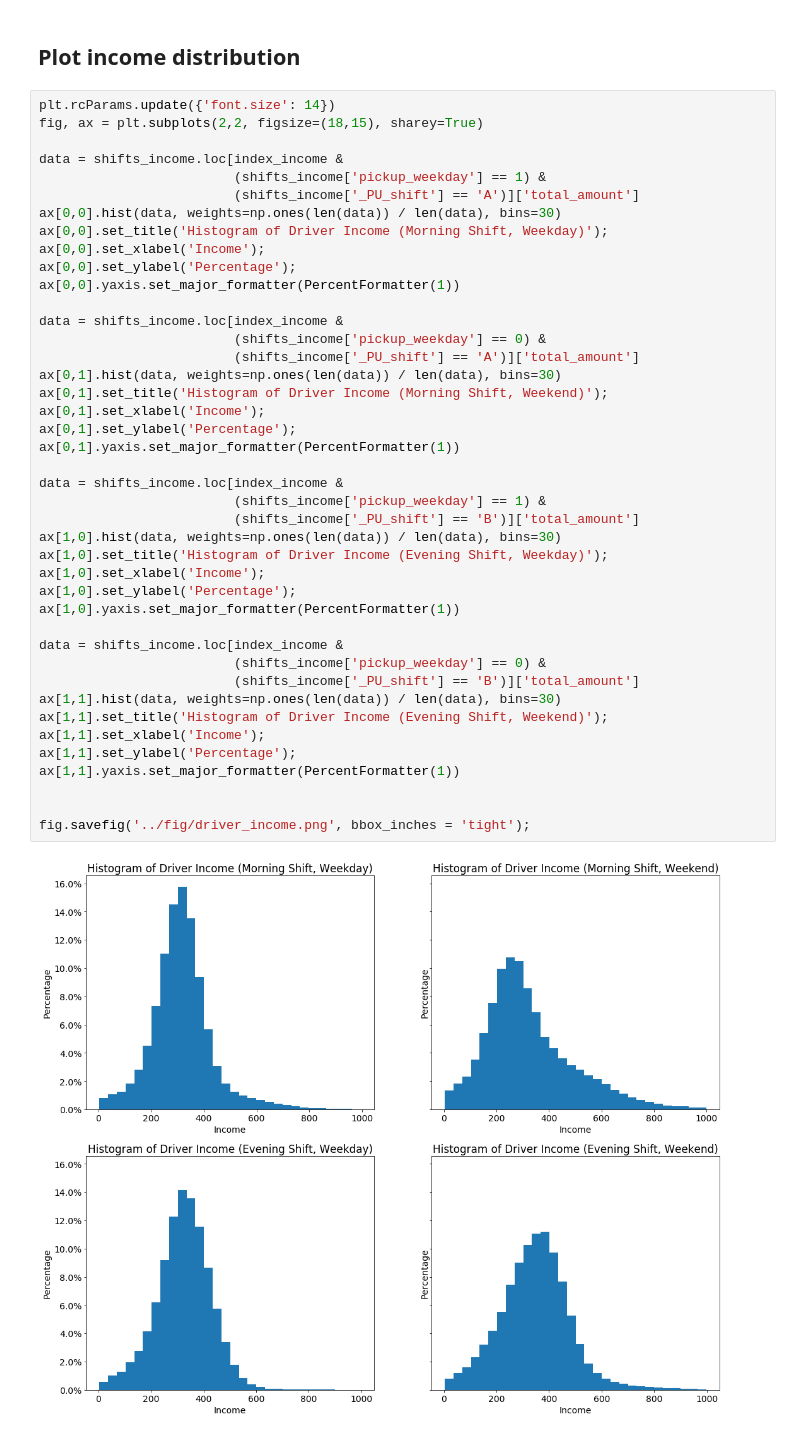
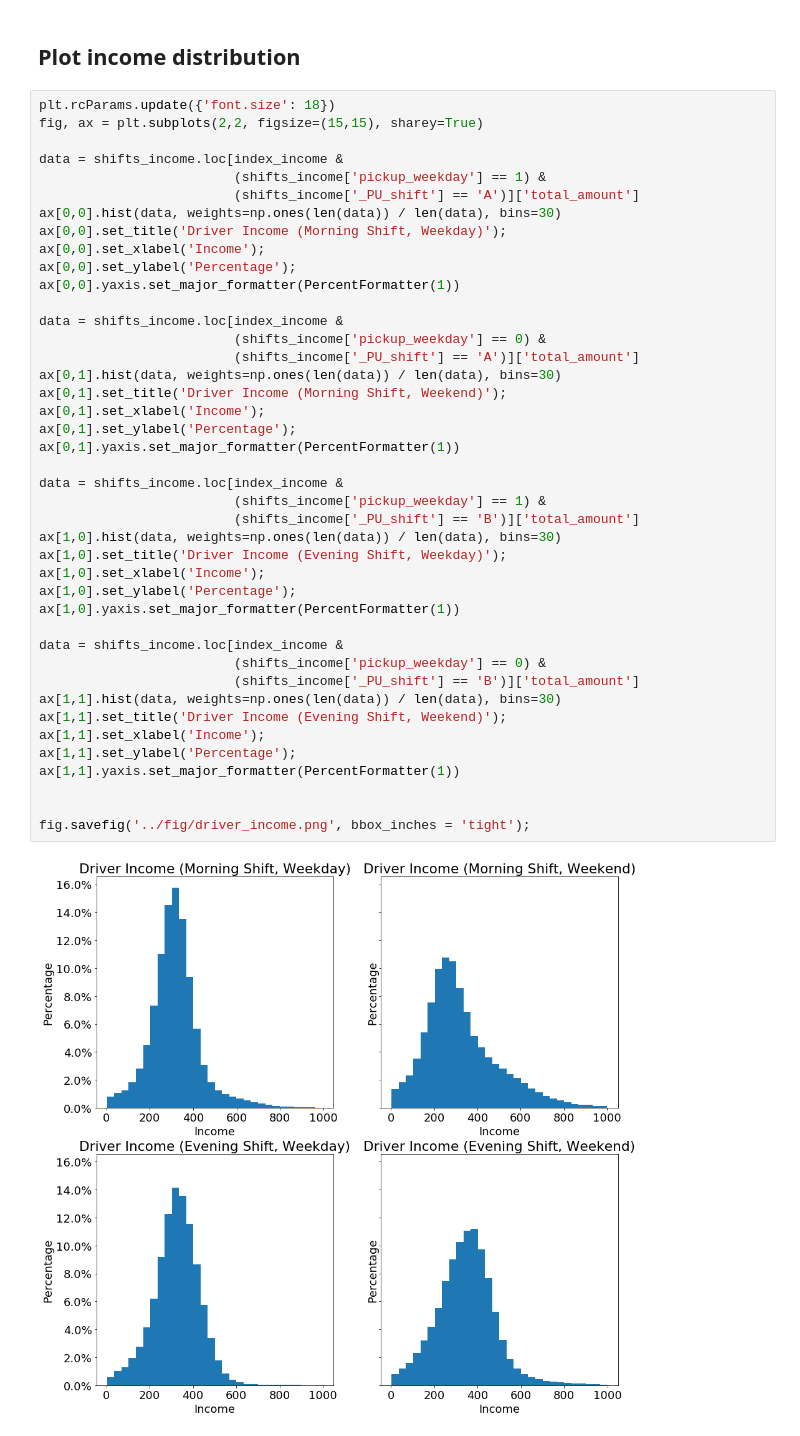
Before and after one commit to skyetim/didi-vehicle-repositioning-strategy, a Jupyter notebook: notebooks/EDA_income.ipynb, the cells around one changed output. Drawn from its saved outputs; the diff is of its cells as text.

Commit message:
change plot font size

```diff
--- a/notebooks/EDA_income.ipynb
+++ b/notebooks/EDA_income.ipynb
@@ -132,46 +142,46 @@ index_income = (shifts_income['total_amount']<=1000)
 # %% [markdown]
 ## Plot income distribution
 # %%
-plt.rcParams.update({'font.size': 14})
-fig, ax = plt.subplots(2,2, figsize=(18,15), sharey=True)
+plt.rcParams.update({'font.size': 18})
+fig, ax = plt.subplots(2,2, figsize=(15,15), sharey=True)
 
 data = shifts_income.loc[index_income &
                          (shifts_income['pickup_weekday'] == 1) &
                          (shifts_income['_PU_shift'] == 'A')]['total_amount']
 ax[0,0].hist(data, weights=np.ones(len(data)) / len(data), bins=30)
-ax[0,0].set_title('Histogram of Driver Income (Morning Shift, Weekday)');
+ax[0,0].set_title('Driver Income (Morning Shift, Weekday)');
 ax[0,0].set_xlabel('Income');
 ax[0,0].set_ylabel('Percentage');
 ax[0,0].yaxis.set_major_formatter(PercentFormatter(1))
 
 data = shifts_income.loc[index_income &
                          (shifts_income['pickup_weekday'] == 0) &
                          (shifts_income['_PU_shift'] == 'A')]['total_amount']
 ax[0,1].hist(data, weights=np.ones(len(data)) / len(data), bins=30)
-ax[0,1].set_title('Histogram of Driver Income (Morning Shift, Weekend)');
+ax[0,1].set_title('Driver Income (Morning Shift, Weekend)');
 ax[0,1].set_xlabel('Income');
 ax[0,1].set_ylabel('Percentage');
 ax[0,1].yaxis.set_major_formatter(PercentFormatter(1))
 
 data = shifts_income.loc[index_income &
                          (shifts_income['pickup_weekday'] == 1) &
                          (shifts_income['_PU_shift'] == 'B')]['total_amount']
 ax[1,0].hist(data, weights=np.ones(len(data)) / len(data), bins=30)
-ax[1,0].set_title('Histogram of Driver Income (Evening Shift, Weekday)');
+ax[1,0].set_title('Driver Income (Evening Shift, Weekday)');
 ax[1,0].set_xlabel('Income');
 ax[1,0].set_ylabel('Percentage');
 ax[1,0].yaxis.set_major_formatter(PercentFormatter(1))
 
 data = shifts_income.loc[index_income &
                          (shifts_income['pickup_weekday'] == 0) &
                          (shifts_income['_PU_shift'] == 'B')]['total_amount']
 ax[1,1].hist(data, weights=np.ones(len(data)) / len(data), bins=30)
-ax[1,1].set_title('Histogram of Driver Income (Evening Shift, Weekend)');
+ax[1,1].set_title('Driver Income (Evening Shift, Weekend)');
 ax[1,1].set_xlabel('Income');
 ax[1,1].set_ylabel('Percentage');
 ax[1,1].yaxis.set_major_formatter(PercentFormatter(1))
 
 
 fig.savefig('../fig/driver_income.png', bbox_inches = 'tight');
 # %% [output]
-[figure, old version]
+[figure, new version]
```
Also changed, not shown: parts of 1 cell of this notebook, 1 other file.
